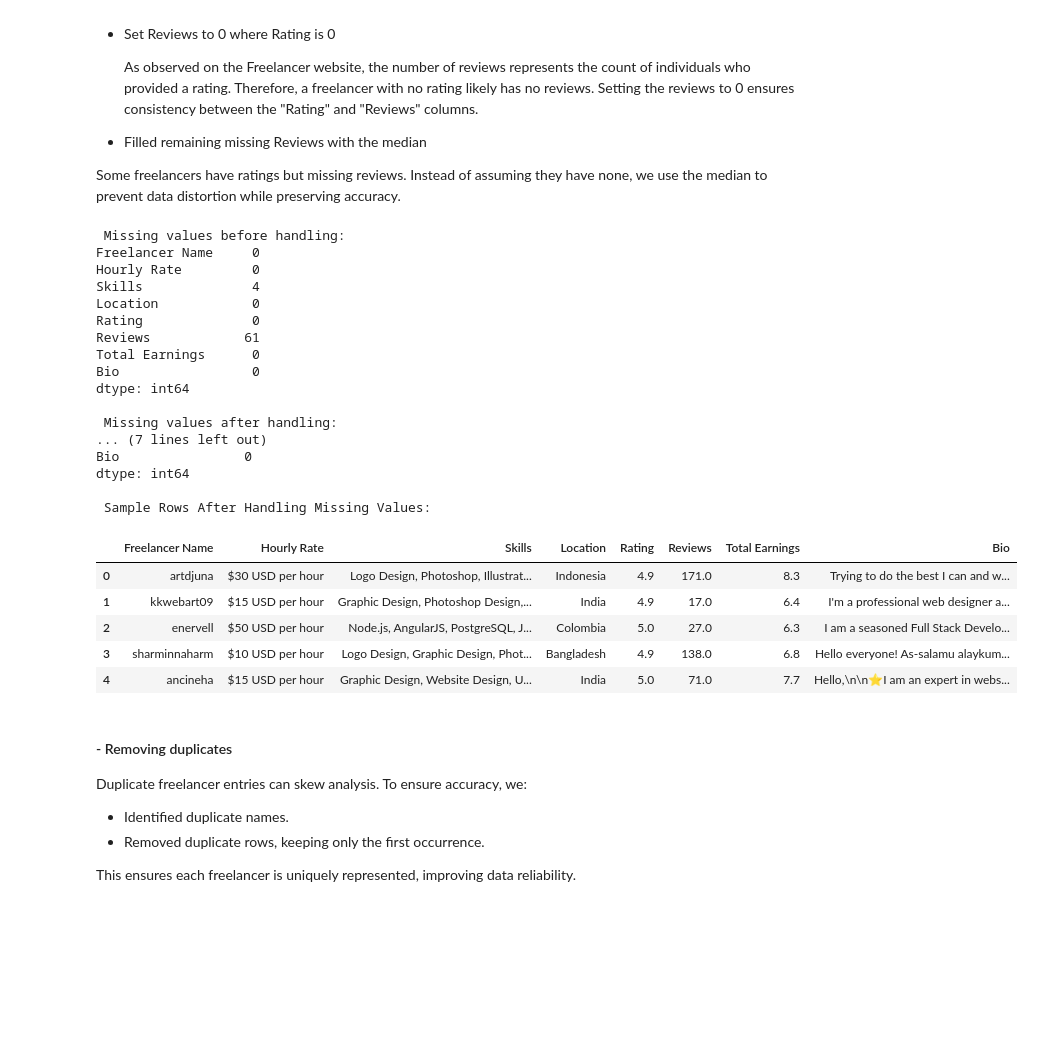
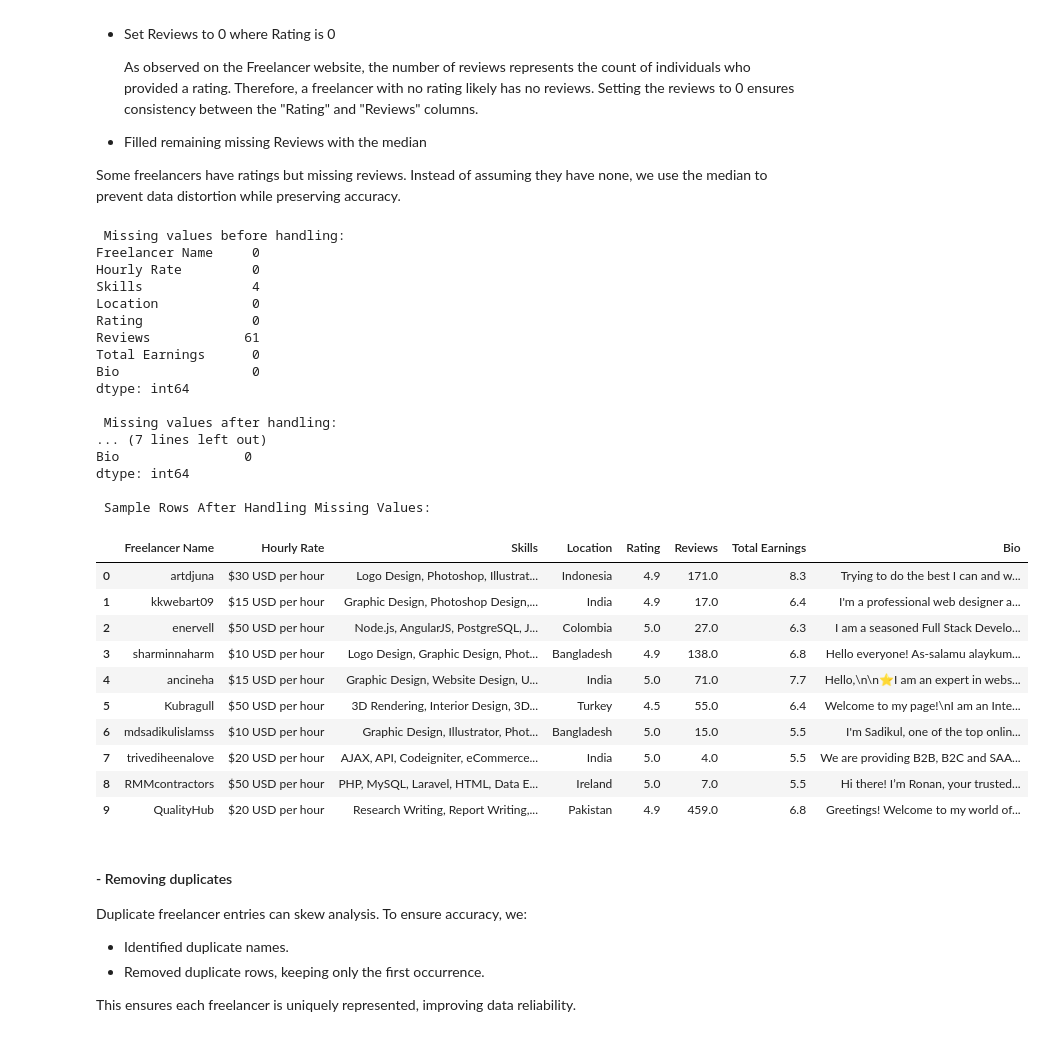
Before and after one commit to iRoseM/Freelancing-Trends--IT362, a Jupyter notebook: IT362_groub_6.ipynb, the cells around one changed output. Saved outputs shown, nothing was run; the diff lists cells and outputs as text; code cells hidden in the pictures; blank space fills up the shorter version.

```diff
--- a/IT362_groub_6.ipynb
+++ b/IT362_groub_6.ipynb
@@ -274,34 +271,39 @@ if df["Reviews"].isnull().sum() > 0:
     df["Reviews"] = df["Reviews"].fillna(reviews_median)
 
 print("\n Missing values after handling:")
 print(df.isnull().sum())
 
 print("\n Sample Rows After Handling Missing Values:")
-display(df.head())
+display(df.head(10))
 # %% [output]
  Missing values before handling:
 Freelancer Name     0
 Hourly Rate         0
 Skills              4
 Location            0
 Rating              0
 Reviews            61
 Total Earnings      0
 Bio                 0
 dtype: int64
 
  Missing values after handling:
 ... (7 lines left out)
 Bio                0
 dtype: int64
 
  Sample Rows After Handling Missing Values:
 |  | Freelancer Name | Hourly Rate | Skills | Location | Rating | Reviews | Total Earnings | Bio |
 | 0 | artdjuna | $30 USD per hour | Logo Design, Photoshop, Illustrat... | Indonesia | 4.9 | 171.0 | 8.3 | Trying to do the best I can and w... |
 | 1 | kkwebart09 | $15 USD per hour | Graphic Design, Photoshop Design,... | India | 4.9 | 17.0 | 6.4 | I'm a professional web designer a... |
 | 2 | enervell | $50 USD per hour | Node.js, AngularJS, PostgreSQL, J... | Colombia | 5.0 | 27.0 | 6.3 | I am a seasoned Full Stack Develo... |
 | 3 | sharminnaharm | $10 USD per hour | Logo Design, Graphic Design, Phot... | Bangladesh | 4.9 | 138.0 | 6.8 | Hello everyone! As-salamu alaykum... |
 | 4 | ancineha | $15 USD per hour | Graphic Design, Website Design, U... | India | 5.0 | 71.0 | 7.7 | Hello,\n\n⭐I am an expert in webs... |
+| 5 | Kubragull | $50 USD per hour | 3D Rendering, Interior Design, 3D... | Turkey | 4.5 | 55.0 | 6.4 | Welcome to my page!\nI am an Inte... |
+| 6 | mdsadikulislamss | $10 USD per hour | Graphic Design, Illustrator, Phot... | Bangladesh | 5.0 | 15.0 | 5.5 | I'm Sadikul, one of the top onlin... |
+| 7 | trivediheenalove | $20 USD per hour | AJAX, API, Codeigniter, eCommerce... | India | 5.0 | 4.0 | 5.5 | We are providing B2B, B2C and SAA... |
+| 8 | RMMcontractors | $50 USD per hour | PHP, MySQL, Laravel, HTML, Data E... | Ireland | 5.0 | 7.0 | 5.5 | Hi there! I’m Ronan, your trusted... |
+| 9 | QualityHub | $20 USD per hour | Research Writing, Report Writing,... | Pakistan | 4.9 | 459.0 | 6.8 | Greetings! Welcome to my world of... |
 # %% [markdown]
 #### - Removing duplicates
 Duplicate freelancer entries can skew analysis. To ensure accuracy, we:
```
Also changed, not shown: parts of 21 cells of this notebook.
